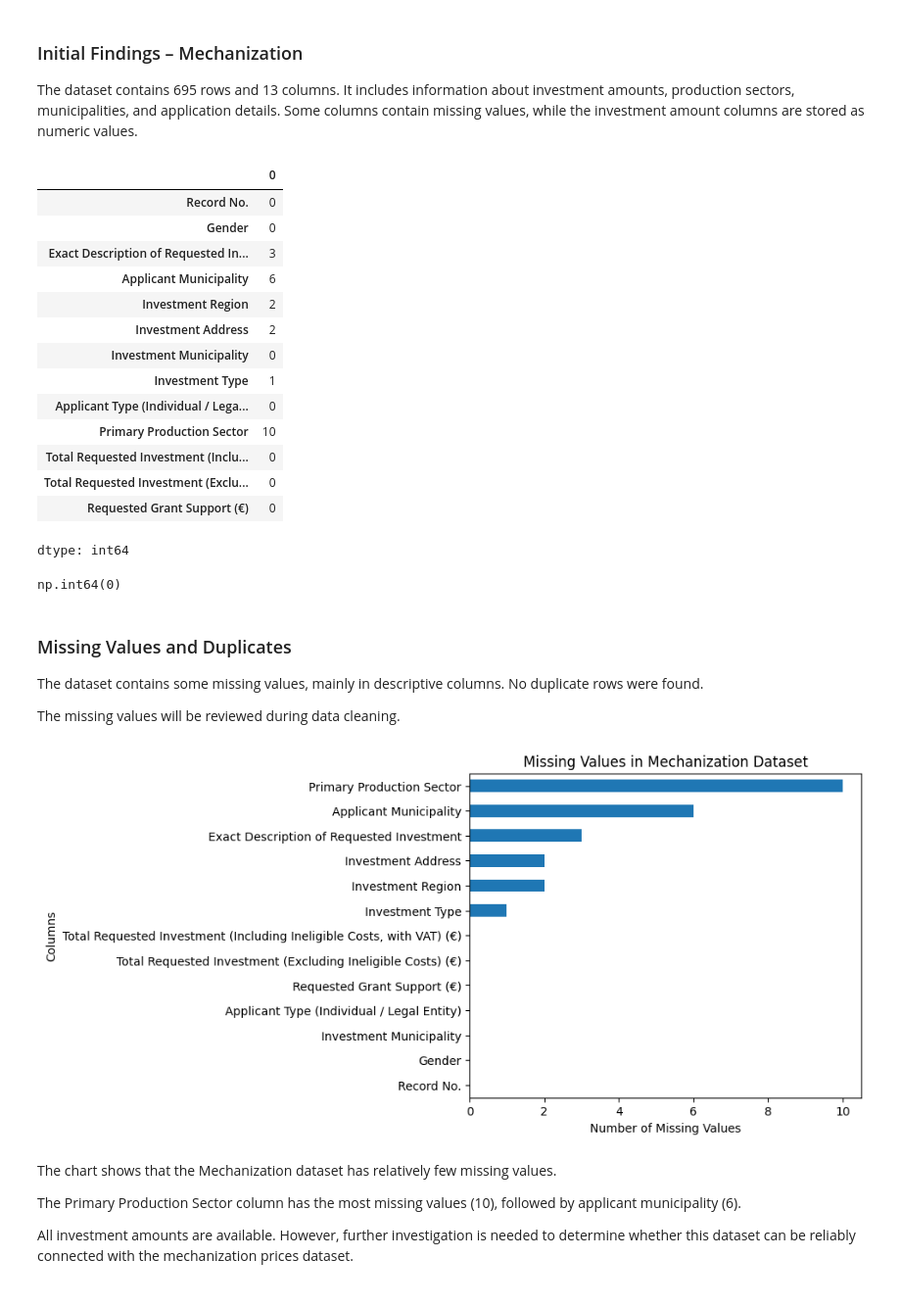
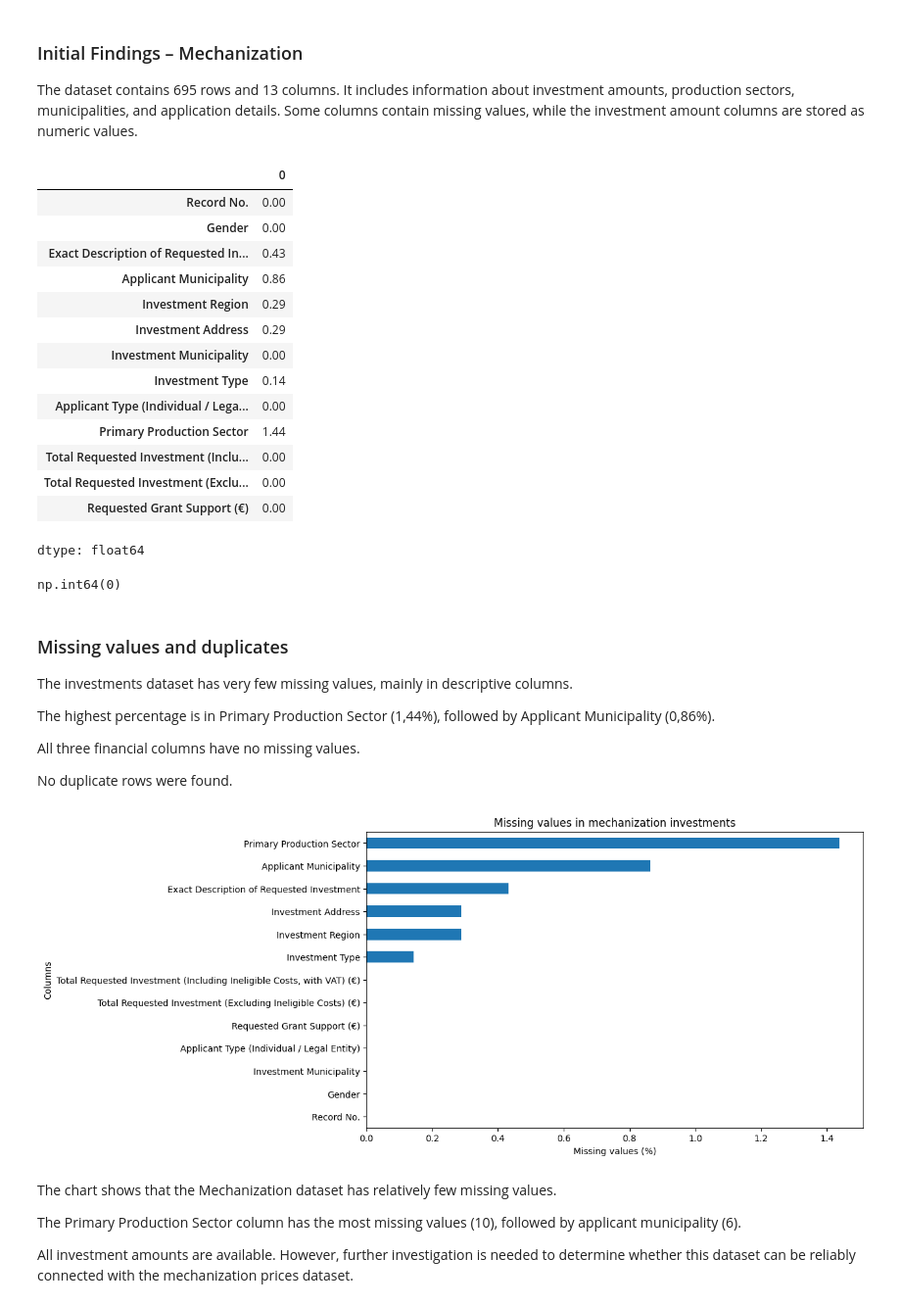
Before and after one commit to milatovicdanka90-maker/dsb_capstone, a Jupyter notebook: 01_EDA.ipynb, the cells around one changed output. Shown at 98% size. Drawn from its saved outputs; the diff is of its cells as text; code cells hidden in the pictures.

```diff
--- a/01_EDA.ipynb
+++ b/01_EDA.ipynb
@@ -198,49 +240,54 @@ investments.describe()
 
 The dataset contains 695 rows and 13 columns. It includes information about investment amounts, production sectors, municipalities, and application details. Some columns contain missing values, while the investment amount columns are stored as numeric values.
 # %%
-# Checking missing values
-investments.isnull().sum()
+# Percentage of missing values in investments
+
+(investments.isnull().mean() * 100).round(2)
 # %% [output]
 |  | 0 |
-| Record No. | 0 |
-| Gender | 0 |
-| Exact Description of Requested In... | 3 |
-| Applicant Municipality | 6 |
-| Investment Region | 2 |
-| Investment Address | 2 |
-| Investment Municipality | 0 |
-| Investment Type | 1 |
-| Applicant Type (Individual / Lega... | 0 |
-| Primary Production Sector | 10 |
-| Total Requested Investment (Inclu... | 0 |
-| Total Requested Investment (Exclu... | 0 |
-| Requested Grant Support (€) | 0 |
+| Record No. | 0.00 |
+| Gender | 0.00 |
+| Exact Description of Requested In... | 0.43 |
+| Applicant Municipality | 0.86 |
+| Investment Region | 0.29 |
+| Investment Address | 0.29 |
+| Investment Municipality | 0.00 |
+| Investment Type | 0.14 |
+| Applicant Type (Individual / Lega... | 0.00 |
+| Primary Production Sector | 1.44 |
+| Total Requested Investment (Inclu... | 0.00 |
+| Total Requested Investment (Exclu... | 0.00 |
+| Requested Grant Support (€) | 0.00 |
-dtype: int64
+dtype: float64
 # %%
 # Checking duplicate rows
 investments.duplicated().sum()
 # %% [output]
 np.int64(0)
-# %% [markdown]
-### Missing Values and Duplicates
-
-The dataset contains some missing values, mainly in descriptive columns. No duplicate rows were found.
-
-The missing values will be reviewed during data cleaning.
+# %% [markdown]
+### Missing values and duplicates
+
+The investments dataset has very few missing values, mainly in descriptive columns.
+
+The highest percentage is in Primary Production Sector (1,44%), followed by Applicant Municipality (0,86%).
+
+All three financial columns have no missing values.
+
+No duplicate rows were found.
 # %%
-# Missing values visualization
+# Percentage of missing values by column
 
-missing = investments.isnull().sum()
+missing = investments.isnull().mean() * 100
 
-plt.figure(figsize=(6, 5))
-
+plt.figure(figsize=(10, 6))
 missing.sort_values().plot(kind="barh")
 
-plt.title("Missing Values in Mechanization Dataset")
-plt.xlabel("Number of Missing Values")
-plt.ylabel("Columns");
+plt.title("Missing values in mechanization investments")
+plt.xlabel("Missing values (%)")
+plt.ylabel("Columns")
+plt.show()
 # %% [output]
-[figure, old version]
+[figure, new version]
 # %% [markdown]
 The chart shows that the Mechanization dataset has relatively few missing values.
 
```
Also changed, not shown: parts of 7 cells of this notebook.
